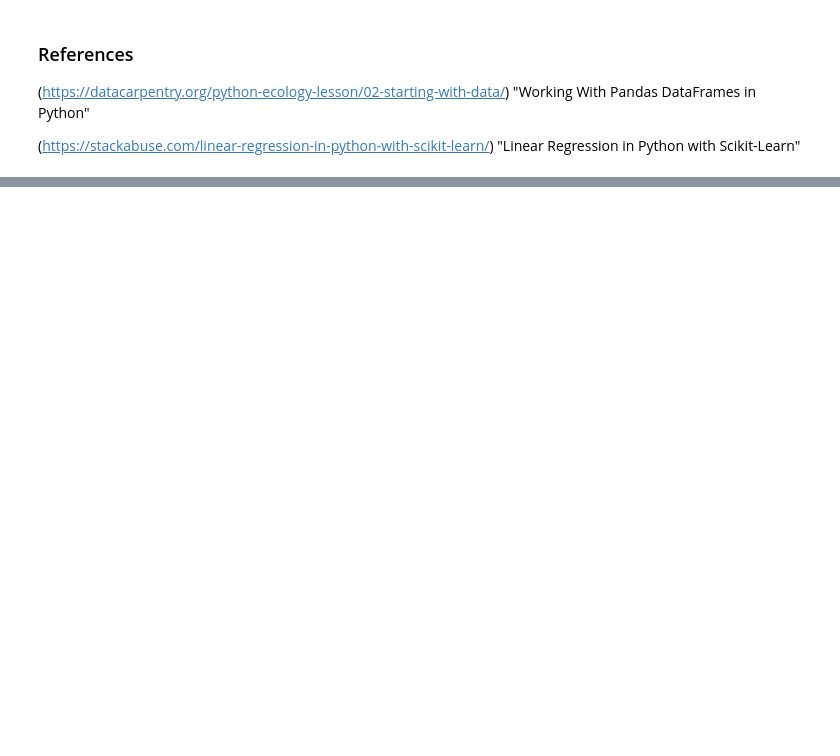
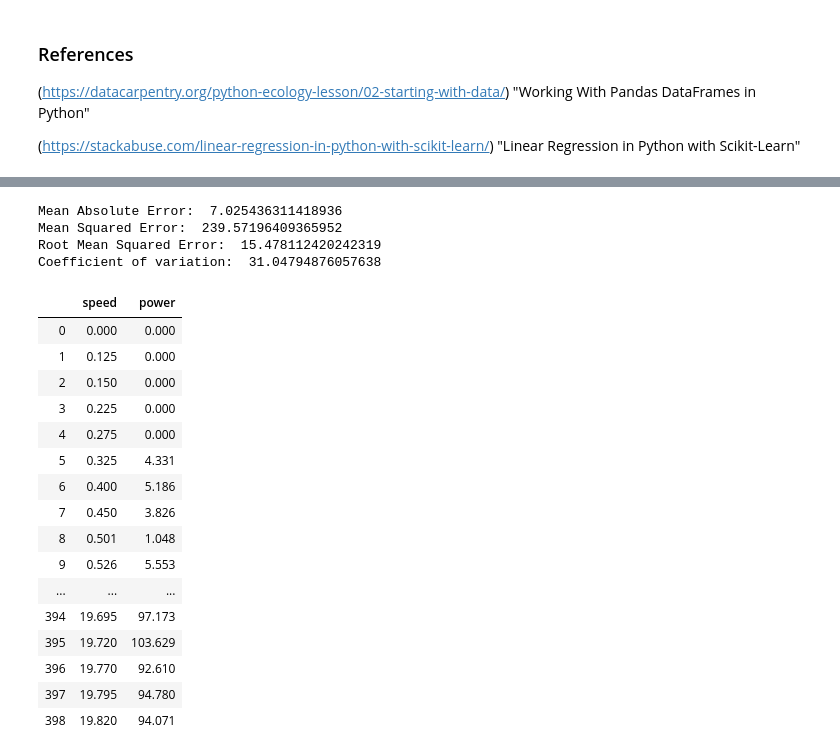
Before and after one commit to moranneil/MACHINE_LEARNING_AND_STATISTICS_PROJECT_2020, a Jupyter notebook: MACHINE LEARNING AND STATISTICS PROJECT 2021.ipynb, the cells around one changed output, grey strips where cells are left out. Saved outputs shown, nothing was run; the diff lists cells and outputs as text; code cells hidden in the pictures; blank space fills up the shorter version.

```diff
--- a/MACHINE LEARNING AND STATISTICS PROJECT 2021.ipynb
+++ b/MACHINE LEARNING AND STATISTICS PROJECT 2021.ipynb
@@ -460,0 +586,10 @@ plt.show()
+# %%
+print("Mean Absolute Error: ", metrics.mean_absolute_error(y_test, regr.predict(x_test)))
+print("Mean Squared Error: ",metrics.mean_squared_error(y_test, regr.predict(x_test)))
+print("Root Mean Squared Error: ",np.sqrt(metrics.mean_squared_error(y_test, regr.predict(x_test))))
+print("Coefficient of variation: ", (100 * np.sqrt(metrics.mean_squared_error(y_test, regr.predict(x_test))))/np.mean(y_test))
+# %% [output]
+Mean Absolute Error:  7.025436311418936
+Mean Squared Error:  239.57196409365952
+Root Mean Squared Error:  15.478112420242319
+Coefficient of variation:  31.04794876057638
@@ -460,0 +601,20 @@ plt.show()
+# %%
+wind_df
+# %% [output]
+|  | speed | power |
+| 0 | 0.000 | 0.000 |
+| 1 | 0.125 | 0.000 |
+| 2 | 0.150 | 0.000 |
+| 3 | 0.225 | 0.000 |
+| 4 | 0.275 | 0.000 |
+| 5 | 0.325 | 4.331 |
+| 6 | 0.400 | 5.186 |
+| 7 | 0.450 | 3.826 |
+| 8 | 0.501 | 1.048 |
+| 9 | 0.526 | 5.553 |
+| ... | ... | ... |
+| 394 | 19.695 | 97.173 |
+| 395 | 19.720 | 103.629 |
+| 396 | 19.770 | 92.610 |
+| 397 | 19.795 | 94.780 |
+| 398 | 19.820 | 94.071 |
```
Also changed, not shown: parts of 39 cells of this notebook.
